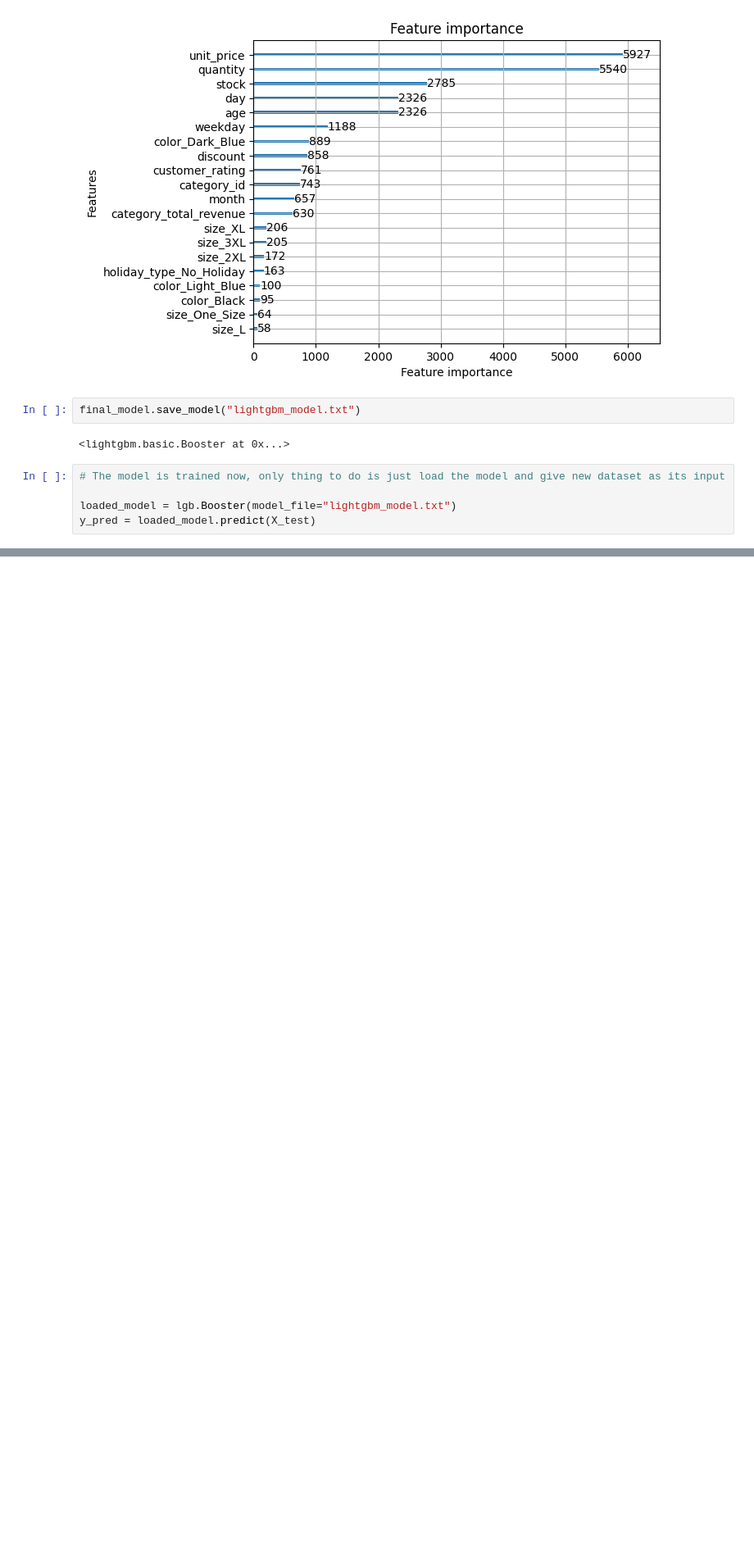
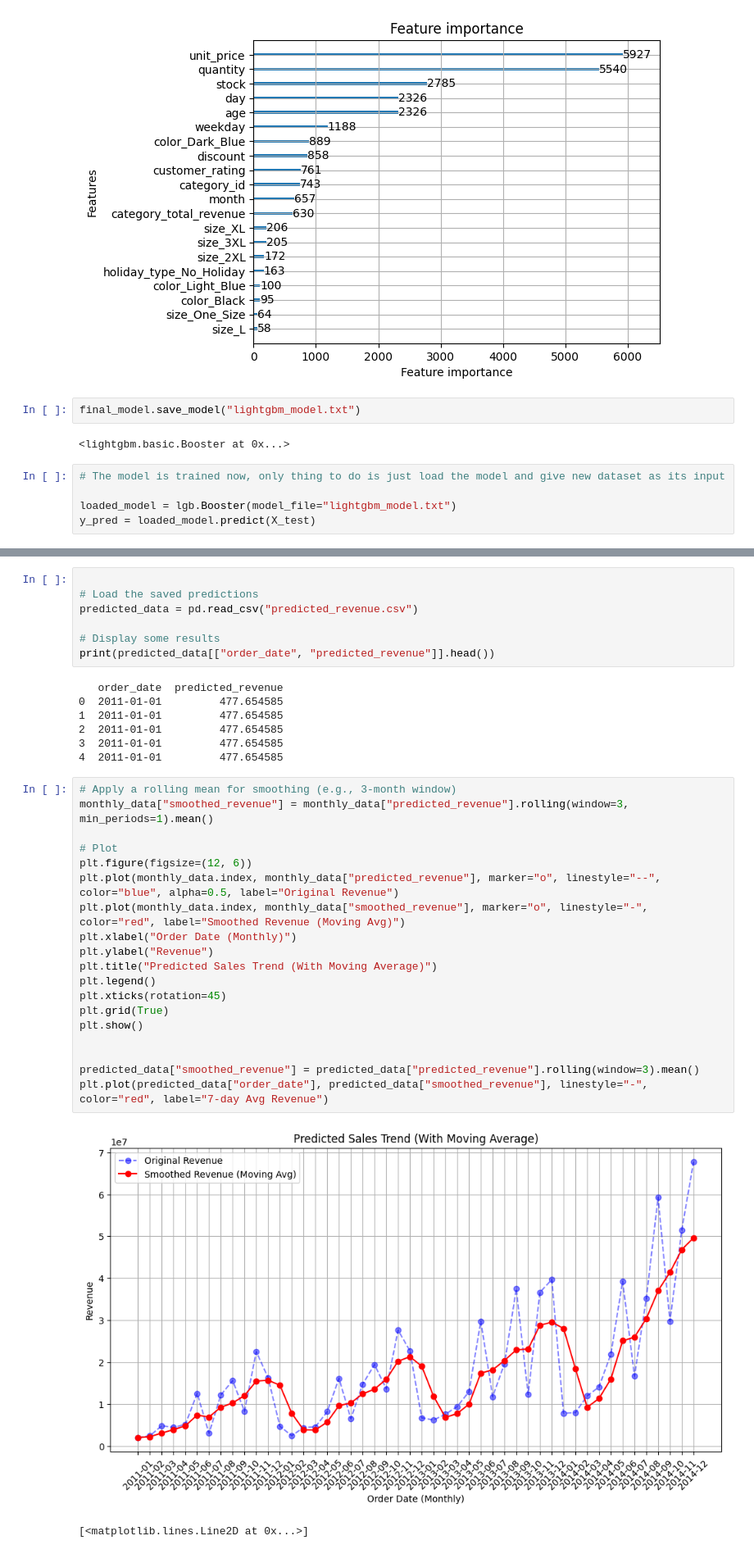
Before and after one commit to AaliyanShuja/SalesPrediction, a Jupyter notebook: SalesPrediction.ipynb, the cells around one changed output, grey strips where cells are left out. Shown at 82% size. Saved outputs shown, nothing was run; the diff lists cells and outputs as text; blank space fills up the shorter version.

```diff
--- a/SalesPrediction.ipynb
+++ b/SalesPrediction.ipynb
@@ -1077,0 +1435,36 @@ Prophet results added to dataset.
+# %%
+
+# Load the saved predictions
+predicted_data = pd.read_csv("predicted_revenue.csv")
+
+# Display some results
+print(predicted_data[["order_date", "predicted_revenue"]].head())
+# %% [output]
+   order_date  predicted_revenue
+0  2011-01-01         477.654585
+1  2011-01-01         477.654585
+2  2011-01-01         477.654585
+3  2011-01-01         477.654585
+4  2011-01-01         477.654585
+# %%
+# Apply a rolling mean for smoothing (e.g., 3-month window)
+monthly_data["smoothed_revenue"] = monthly_data["predicted_revenue"].rolling(window=3, min_periods=1).mean()
+
+# Plot
+plt.figure(figsize=(12, 6))
+plt.plot(monthly_data.index, monthly_data["predicted_revenue"], marker="o", linestyle="--", color="blue", alpha=0.5, label="Original Revenue")
+plt.plot(monthly_data.index, monthly_data["smoothed_revenue"], marker="o", linestyle="-", color="red", label="Smoothed Revenue (Moving Avg)")
+plt.xlabel("Order Date (Monthly)")
+plt.ylabel("Revenue")
+plt.title("Predicted Sales Trend (With Moving Average)")
+plt.legend()
+plt.xticks(rotation=45)
+plt.grid(True)
+plt.show()
+
+
+predicted_data["smoothed_revenue"] = predicted_data["predicted_revenue"].rolling(window=3).mean()
+plt.plot(predicted_data["order_date"], predicted_data["smoothed_revenue"], linestyle="-", color="red", label="7-day Avg Revenue")
+# %% [output]
+[figure, added]
+[<matplotlib.lines.Line2D at 0x...>]
```
Also changed, not shown: parts of 42 cells of this notebook.
